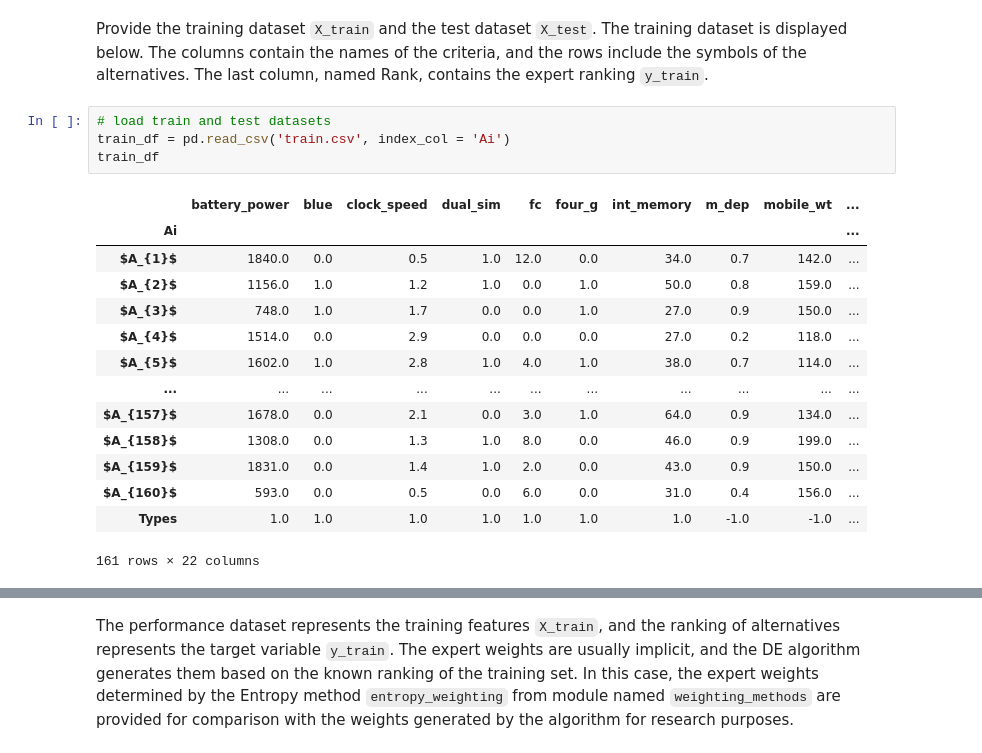
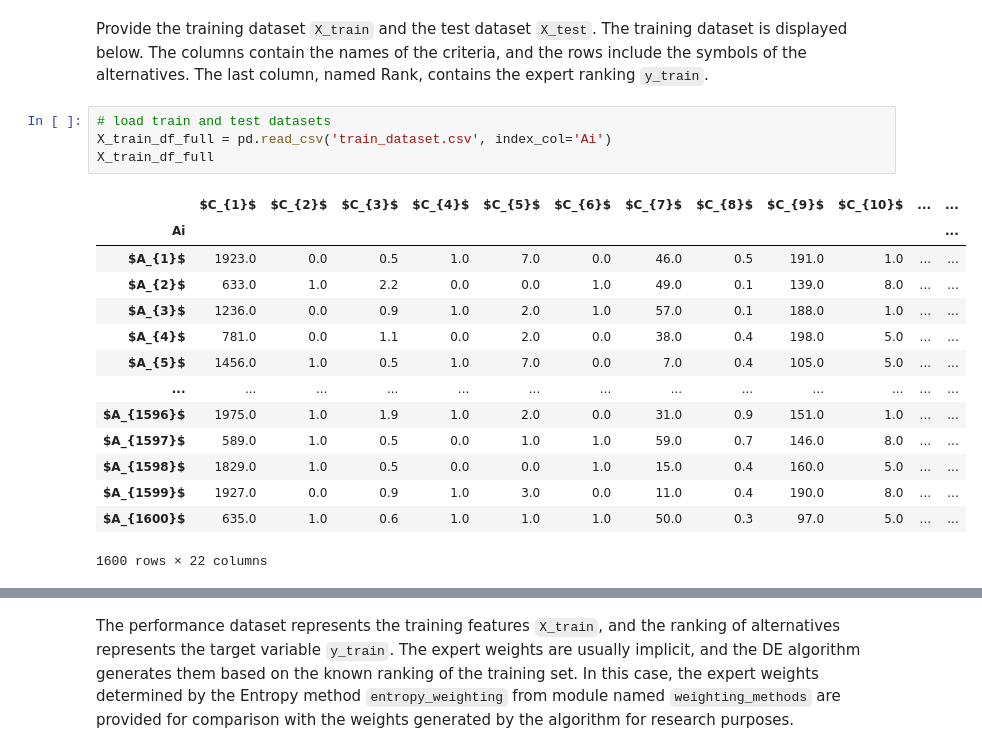
Before and after one commit to energyinpython/EVO-SPOTIS, a Jupyter notebook: docs/example.ipynb, the cells around one changed output, grey strips where cells are left out. Cells and saved outputs as stored; diff of their text form.

```diff
--- a/docs/example.ipynb
+++ b/docs/example.ipynb
@@ -247,20 +249,20 @@ bounds = np.vstack((bounds_min, bounds_max))
 Provide the training dataset `X_train` and the test dataset `X_test`. The training dataset is displayed below. The columns contain the names of the criteria, and the rows include the symbols of the alternatives. The last column, named Rank, contains the expert ranking `y_train`.
 # %%
 # load train and test datasets
-train_df = pd.read_csv('train.csv', index_col = 'Ai')
-train_df
+X_train_df_full = pd.read_csv('train_dataset.csv', index_col='Ai')
+X_train_df_full
 # %% [output]
-|  | battery_power | blue | clock_speed | dual_sim | fc | four_g | int_memory | m_dep | mobile_wt | ... |
-| Ai |  |  |  |  |  |  |  |  |  | ... |
-| $A_{1}$ | 1840.0 | 0.0 | 0.5 | 1.0 | 12.0 | 0.0 | 34.0 | 0.7 | 142.0 | ... |
-| $A_{2}$ | 1156.0 | 1.0 | 1.2 | 1.0 | 0.0 | 1.0 | 50.0 | 0.8 | 159.0 | ... |
-| $A_{3}$ | 748.0 | 1.0 | 1.7 | 0.0 | 0.0 | 1.0 | 27.0 | 0.9 | 150.0 | ... |
-| $A_{4}$ | 1514.0 | 0.0 | 2.9 | 0.0 | 0.0 | 0.0 | 27.0 | 0.2 | 118.0 | ... |
-| $A_{5}$ | 1602.0 | 1.0 | 2.8 | 1.0 | 4.0 | 1.0 | 38.0 | 0.7 | 114.0 | ... |
-| ... | ... | ... | ... | ... | ... | ... | ... | ... | ... | ... |
-| $A_{157}$ | 1678.0 | 0.0 | 2.1 | 0.0 | 3.0 | 1.0 | 64.0 | 0.9 | 134.0 | ... |
-| $A_{158}$ | 1308.0 | 0.0 | 1.3 | 1.0 | 8.0 | 0.0 | 46.0 | 0.9 | 199.0 | ... |
-| $A_{159}$ | 1831.0 | 0.0 | 1.4 | 1.0 | 2.0 | 0.0 | 43.0 | 0.9 | 150.0 | ... |
-| $A_{160}$ | 593.0 | 0.0 | 0.5 | 0.0 | 6.0 | 0.0 | 31.0 | 0.4 | 156.0 | ... |
-| Types | 1.0 | 1.0 | 1.0 | 1.0 | 1.0 | 1.0 | 1.0 | -1.0 | -1.0 | ... |
+|  | $C_{1}$ | $C_{2}$ | $C_{3}$ | $C_{4}$ | $C_{5}$ | $C_{6}$ | $C_{7}$ | $C_{8}$ | $C_{9}$ | $C_{10}$ | ... | ... |
+| Ai |  |  |  |  |  |  |  |  |  |  |  | ... |
+| $A_{1}$ | 1923.0 | 0.0 | 0.5 | 1.0 | 7.0 | 0.0 | 46.0 | 0.5 | 191.0 | 1.0 | ... | ... |
+| $A_{2}$ | 633.0 | 1.0 | 2.2 | 0.0 | 0.0 | 1.0 | 49.0 | 0.1 | 139.0 | 8.0 | ... | ... |
+| $A_{3}$ | 1236.0 | 0.0 | 0.9 | 1.0 | 2.0 | 1.0 | 57.0 | 0.1 | 188.0 | 1.0 | ... | ... |
+| $A_{4}$ | 781.0 | 0.0 | 1.1 | 0.0 | 2.0 | 0.0 | 38.0 | 0.4 | 198.0 | 5.0 | ... | ... |
+| $A_{5}$ | 1456.0 | 1.0 | 0.5 | 1.0 | 7.0 | 0.0 | 7.0 | 0.4 | 105.0 | 5.0 | ... | ... |
+| ... | ... | ... | ... | ... | ... | ... | ... | ... | ... | ... | ... | ... |
+| $A_{1596}$ | 1975.0 | 1.0 | 1.9 | 1.0 | 2.0 | 0.0 | 31.0 | 0.9 | 151.0 | 1.0 | ... | ... |
+| $A_{1597}$ | 589.0 | 1.0 | 0.5 | 0.0 | 1.0 | 1.0 | 59.0 | 0.7 | 146.0 | 8.0 | ... | ... |
+| $A_{1598}$ | 1829.0 | 1.0 | 0.5 | 0.0 | 0.0 | 1.0 | 15.0 | 0.4 | 160.0 | 5.0 | ... | ... |
+| $A_{1599}$ | 1927.0 | 0.0 | 0.9 | 1.0 | 3.0 | 0.0 | 11.0 | 0.4 | 190.0 | 8.0 | ... | ... |
+| $A_{1600}$ | 635.0 | 1.0 | 0.6 | 1.0 | 1.0 | 1.0 | 50.0 | 0.3 | 97.0 | 5.0 | ... | ... |
-161 rows × 22 columns
+1600 rows × 22 columns
```
Also changed, not shown: parts of 10 cells of this notebook, 16 other files.
